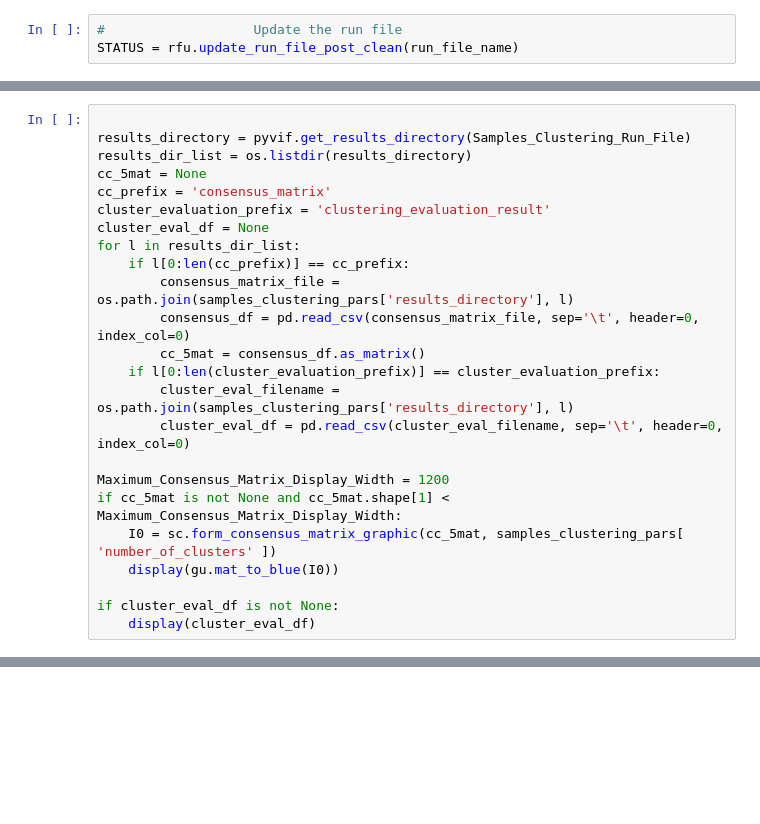
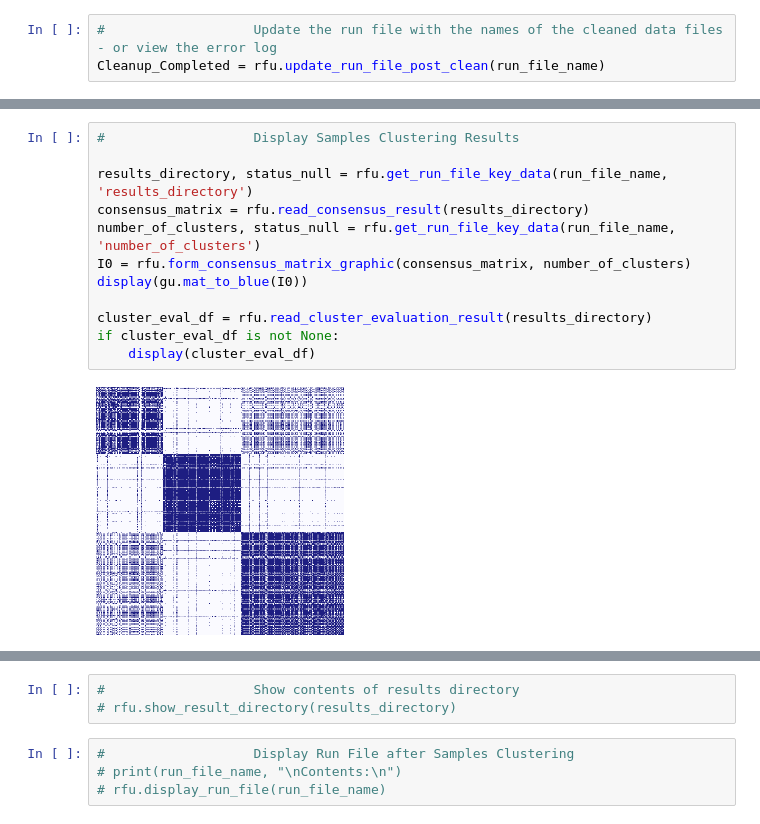
Before and after one commit to XikunZhang/knoweng_dev_tools, a Jupyter notebook: notebook_make/clean_SC_1_run_file.ipynb, the cells around one changed output, grey strips where cells are left out. Drawn from its saved outputs; the diff is of its cells as text; blank space fills up the shorter version.

```diff
--- a/notebook_make/clean_SC_1_run_file.ipynb
+++ b/notebook_make/clean_SC_1_run_file.ipynb
@@ -39,5 +35,5 @@ Run File Name set to: /Users/lanier4/dlanier_KnowEnG/knoweng_dev_tools/test/run_
 # %%
-#                   Update the run file
-STATUS = rfu.update_run_file_post_clean(run_file_name)
+#                   Update the run file with the names of the cleaned data files - or view the error log
+Cleanup_Completed = rfu.update_run_file_post_clean(run_file_name)
 # %%
 #                   Run Samples Clustering
@@ -62,24 +47,14 @@ Samples_Clustering_methods_dictionary = {
-# %%
-
-results_directory = pyvif.get_results_directory(Samples_Clustering_Run_File)
-results_dir_list = os.listdir(results_directory)
-cc_5mat = None
-cc_prefix = 'consensus_matrix'
-cluster_evaluation_prefix = 'clustering_evaluation_result'
-cluster_eval_df = None
-for l in results_dir_list:
-    if l[0:len(cc_prefix)] == cc_prefix:
-        consensus_matrix_file = os.path.join(samples_clustering_pars['results_directory'], l)
-        consensus_df = pd.read_csv(consensus_matrix_file, sep='\t', header=0, index_col=0)
-        cc_5mat = consensus_df.as_matrix()
-    if l[0:len(cluster_evaluation_prefix)] == cluster_evaluation_prefix:
-        cluster_eval_filename = os.path.join(samples_clustering_pars['results_directory'], l)
-        cluster_eval_df = pd.read_csv(cluster_eval_filename, sep='\t', header=0, index_col=0)
-
-Maximum_Consensus_Matrix_Display_Width = 1200
-if cc_5mat is not None and cc_5mat.shape[1] < Maximum_Consensus_Matrix_Display_Width:
-    I0 = sc.form_consensus_matrix_graphic(cc_5mat, samples_clustering_pars[ 'number_of_clusters' ])
-    display(gu.mat_to_blue(I0))
-
-if cluster_eval_df is not None:
-    display(cluster_eval_df)
+# %%
+#                   Display Samples Clustering Results
+
+results_directory, status_null = rfu.get_run_file_key_data(run_file_name, 'results_directory')
+consensus_matrix = rfu.read_consensus_result(results_directory)
+number_of_clusters, status_null = rfu.get_run_file_key_data(run_file_name, 'number_of_clusters')
+I0 = rfu.form_consensus_matrix_graphic(consensus_matrix, number_of_clusters)
+display(gu.mat_to_blue(I0))
+
+cluster_eval_df = rfu.read_cluster_evaluation_result(results_directory)
+if cluster_eval_df is not None:
+    display(cluster_eval_df)
+# %% [output]
+[figure, added]
@@ -85,0 +78,7 @@ if cluster_eval_df is not None:
+# %%
+#                   Show contents of results directory
+# rfu.show_result_directory(results_directory)
+# %%
+#                   Display Run File after Samples Clustering
+# print(run_file_name, "\nContents:\n")
+# rfu.display_run_file(run_file_name)
```
Also changed, not shown: parts of 8 cells of this notebook.
